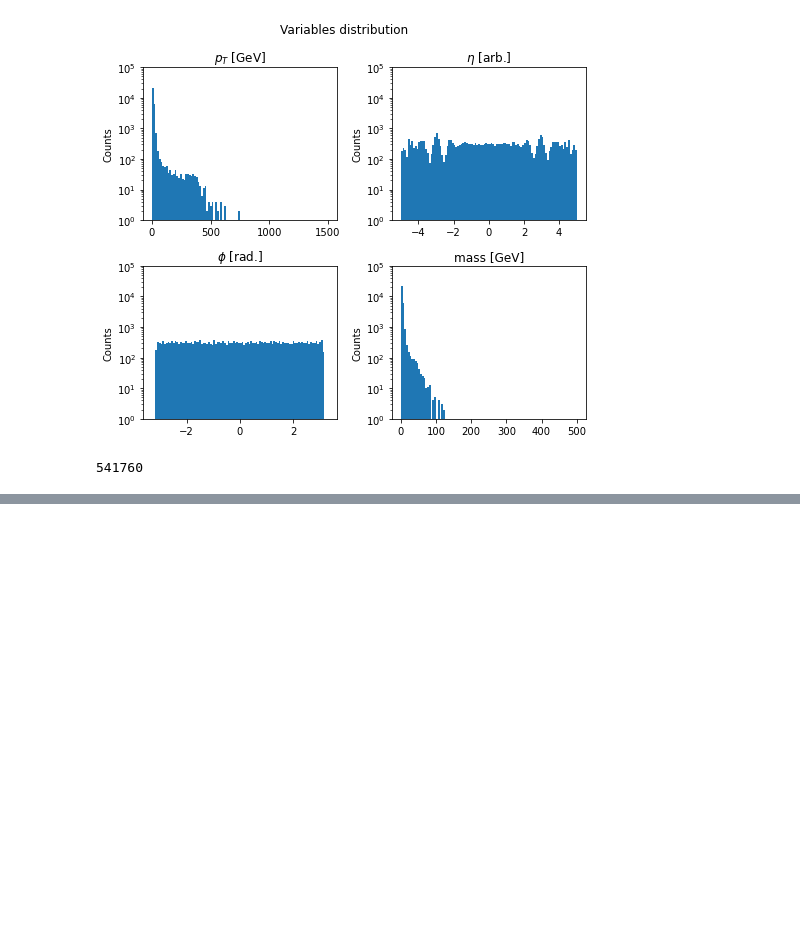
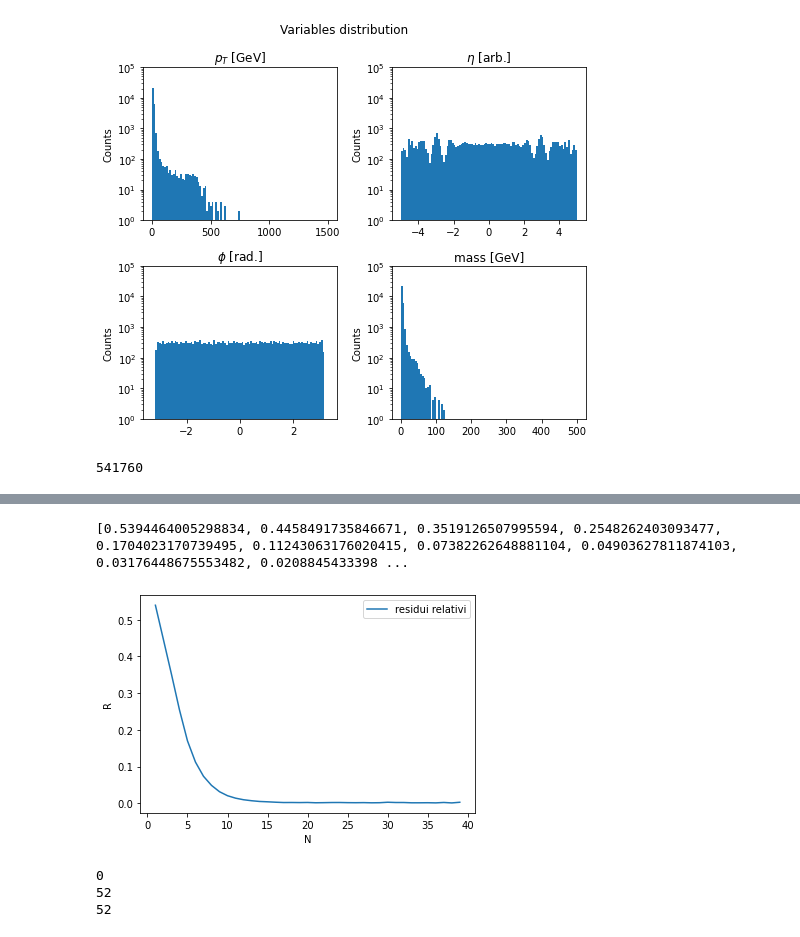
Before and after one commit to igordt/CMEPDA, a Jupyter notebook: Originale.ipynb, the cells around one changed output, grey strips where cells are left out. Cells and saved outputs as stored; diff of their text form; code cells hidden in the pictures; blank space fills up the shorter version.

```diff
--- a/Originale.ipynb
+++ b/Originale.ipynb
@@ -420,0 +462,76 @@ Compression ratio = 1.885820636636315
+# %%
+RR = []
+residui = []
+
+modx = np.sum(np.abs(x))
+
+for k in range(1,40):
+
+    N = k
+
+    gaus_tensor = flow.transform_to_noise(xt)
+    gaus = (gaus_tensor.cpu().detach().numpy())
+
+    unif = scipy.special.erf(gaus)
+    unif = unif * 2**N
+    unif = unif.astype(int)
+    comp = unif/2**(N)   #compression
+    gaus_comp = scipy.special.erfinv(comp)
+    gaus_comp = InfEraser.inf_eraser(gaus_comp)
+
+
+    gaus_tensor_comp = torch.tensor(gaus_comp).to('cuda').float()
+    x_tensor_comp, _ = flow._transform.inverse(gaus_tensor_comp)
+    xcomp = x_tensor_comp.cpu().detach().numpy()
+
+    xcomp = trasformation.prep(original=x, transformed=xcomp, dir='backward', index_log=([0,3]), range_quantile=r_q, n_quantiles=10000)
+
+    with open('/home/unipi/i.ditota/Desktop/dati/input.txt', 'w') as input:
+        for i in range(len(x)):
+            input.write(' '.join(str(x[i, j]) for j in range(x.shape[1])) + "\n")
+
+    with open('/home/unipi/i.ditota/Desktop/dati/output.txt', 'w') as output:
+        for i in range(len(x)):
+            output.write(' '.join(str(xcomp[i, j]) for j in range(xcomp.shape[1])) + "\n")
+
+    with open('/home/unipi/i.ditota/Desktop/dati/compressed.txt', 'w') as compressed:
+        for i in range(len(x)):
+            compressed.write(' '.join(str(unif[i, j]) for j in range(unif.shape[1])) + "\n")
+
+    size_input = stat('/home/unipi/i.ditota/Desktop/dati/input.txt').st_size
+    size_output = stat('/home/unipi/i.ditota/Desktop/dati/output.txt').st_size
+    size_compressed = stat('/home/unipi/i.ditota/Desktop/dati/compressed.txt').st_size
+
+    r_k = size_input/size_compressed
+    RR.append(r_k)
+
+    absresidui_k = np.sum(np.abs(x-xcomp))/modx
+    residui.append(absresidui_k)
+
+print(residui)
+
+
+
+figratio=plt.figure()
+#plt.plot(range(1,k+1),RR,label='$R=input/compressed$')
+plt.plot(range(1,k+1),residui,label='residui relativi')
+plt.xlabel('N')
+plt.ylabel('R')
+plt.legend()
+plt.show()
+
+figratio.savefig('figures/Compression_ratio.pdf',dpi=190)
+# %% [output]
+[0.5394464005298834, 0.4458491735846671, 0.3519126507995594, 0.2548262403093477, 0.1704023170739495, 0.11243063176020415, 0.07382262648881104, 0.04903627811874103, 0.03176448675553482, 0.0208845433398 ...
+[figure, added]
+# %%
+print(np.isnan(x).sum())
+print(np.isnan(xcomp).sum())
+print((np.isnan(x-xcomp).sum()))
+#print(np.abs(x-xcomp))
+#print((x-xcomp)[:78,:])
+#print((np.abs(x[:77,:]-xcomp[:77,:])).sum())
+# %% [output]
+0
+52
+52
```
Also changed, not shown: parts of 9 cells of this notebook, 9 other files.
